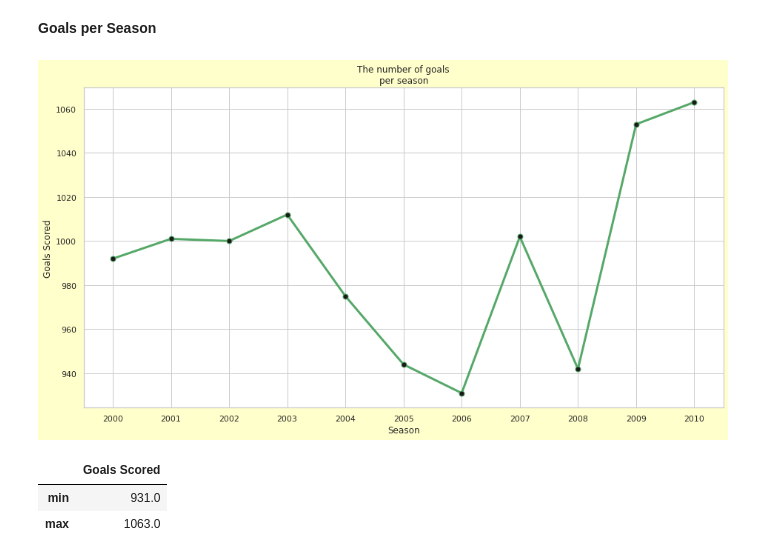
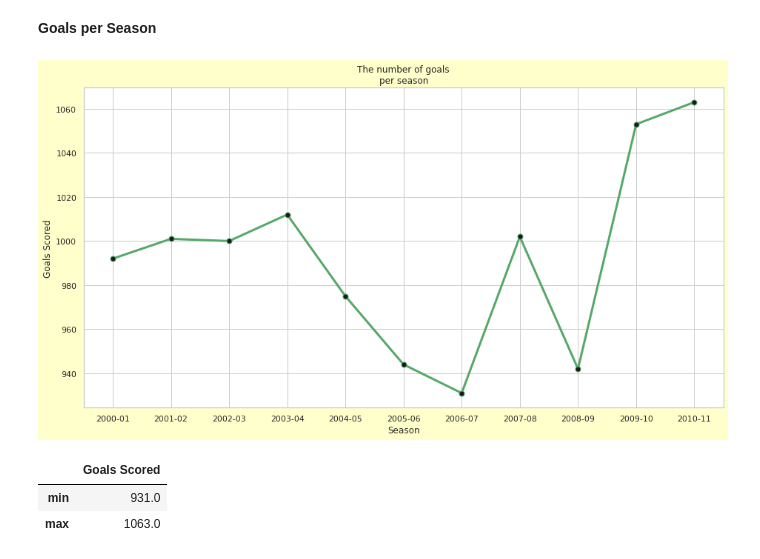
Before and after one commit to CarlosFOL/Premier_League, a Jupyter notebook: notebook.ipynb, the cells around one changed output. Cells and saved outputs as stored; diff of their text form; code cells hidden in the pictures.

```diff
--- a/notebook.ipynb
+++ b/notebook.ipynb
@@ -56,10 +56,9 @@ season
 df_decade1 = df_pl.copy()
 df_years = pd.DataFrame({
     'Season': season,
-    'Year': np.arange(2000, 2022)
+    'Year': np.arange(2000, 2022),
 })
 df_decade1 = pd.merge(left=df_decade1, right=df_years, on='Season', how='outer')
-df_decade1.drop('Season', axis=1, inplace=True)
 df_decade1 = df_decade1[df_decade1.Year <=2010]
 df_decade1.Year.unique()
 # %% [output]
@@ -249,20 +231,19 @@ df_decade1
 **Goals per Season**
 # %%
 #The most scorer season
-df_season = df_decade1.groupby('Year').agg({'Goals Scored': 'sum'})
-df_season.index = list(map(str, df_season.index))
+df_season = df_decade1.groupby('Season').agg({'Goals Scored': 'sum'})
 #Canvas
 fig = plt.figure()
 #Axes
 ax = fig.add_axes([0, 0, 2, 1.5])
 #Line plot
 ax.plot(df_season.index, df_season['Goals Scored'], marker='o', linestyle='-', color='g',
 linewidth=3, markerfacecolor='k', markersize=7)
 ax.set(xlabel='Season', ylabel='Goals Scored', title='The number of goals\nper season')
 fig.set_facecolor('#FFFFCB')
 fig.show()
 # %% [output]
-[figure, old version]
+[figure, new version]
 # %%
 statistics = df_season.describe().loc[['min', 'max']]
 statistics
```
Also changed, not shown: parts of 19 cells of this notebook.
